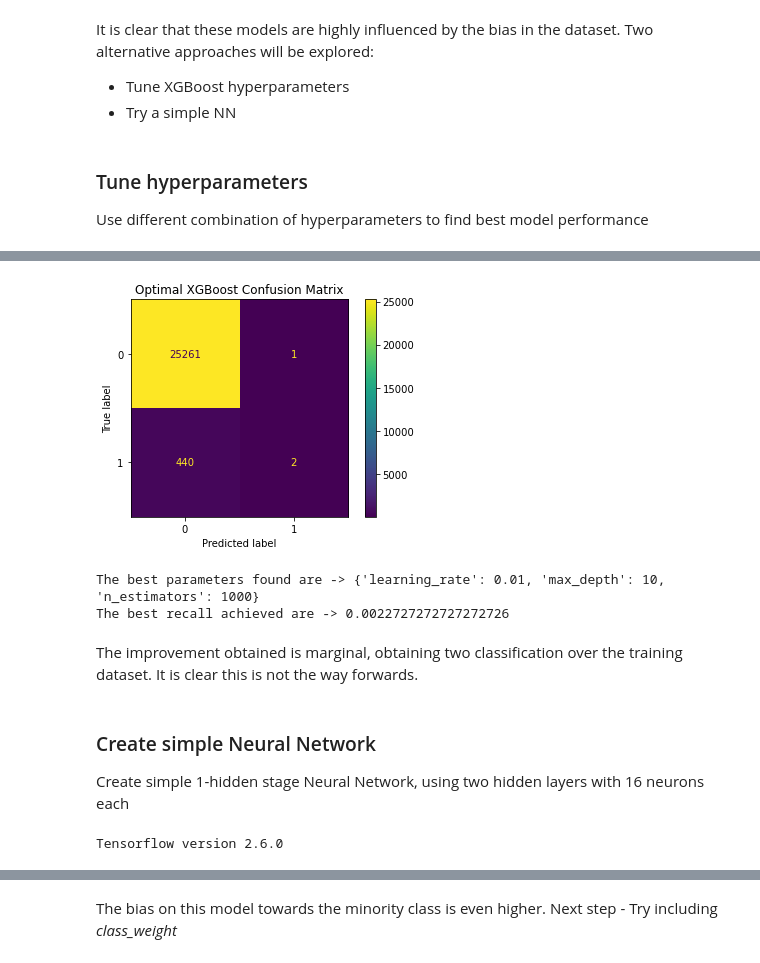
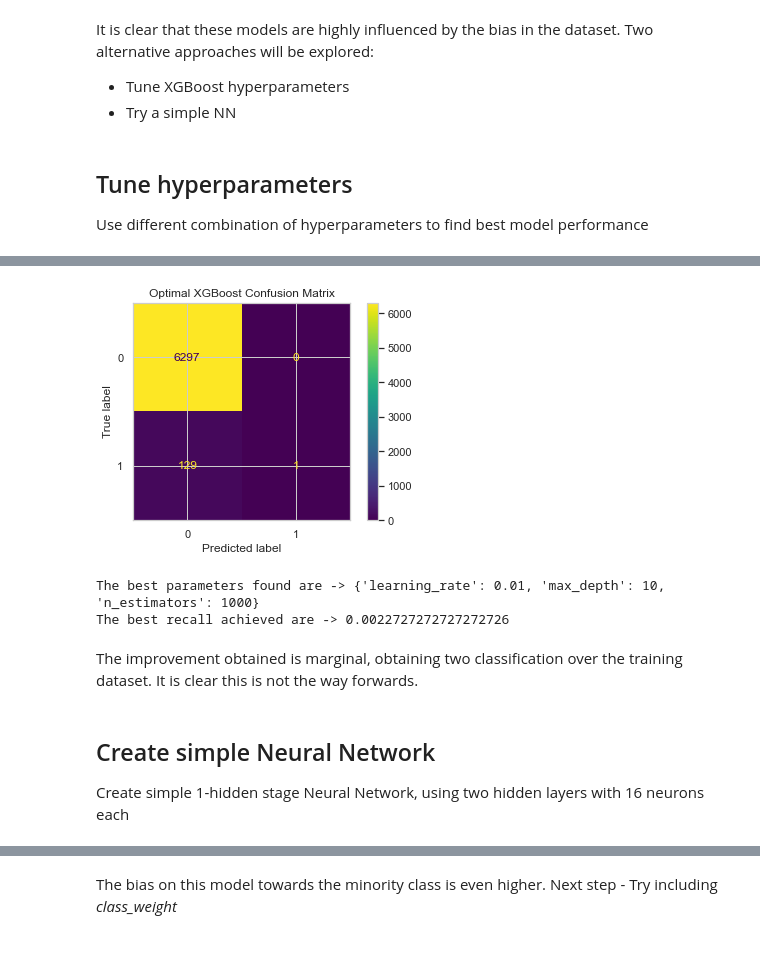
Before and after one commit to mcachosoblechero/MelanomaDetection, a Jupyter notebook: Explore/2. Model Development.ipynb, the cells around one changed output, grey strips where cells are left out. Drawn from its saved outputs; the diff is of its cells as text; code cells hidden in the pictures.

Commit message:
Complete Model Development

```diff
--- a/Explore/2. Model Development.ipynb
+++ b/Explore/2. Model Development.ipynb
@@ -230,7 +264,7 @@ Two alternative approaches will be explored:
 - Tune XGBoost hyperparameters
 - Try a simple NN
 # %% [markdown]
-### Tune hyperparameters
+## Tune hyperparameters
 
 Use different combination of hyperparameters to find best model performance
 # %%
@@ -267,35 +301,25 @@ GridSearchCV(estimator=XGBClassifier(base_score=None, booster=None,
                          'n_estimators': [10, 100, 1000]},
              scoring='recall', verbose=1)
 # %%
-y_pred = Grid_CV.predict(X_train)
-cm = confusion_matrix(y_train, y_pred)
+y_pred = Grid_CV.predict(X_test)
+cm = confusion_matrix(y_test, y_pred)
 disp = ConfusionMatrixDisplay(cm)
 disp.plot()
 plt.title("Optimal XGBoost Confusion Matrix")
 plt.show()
 
 
 print("The best parameters found are -> " + str(Grid_CV.best_params_))
 print("The best recall achieved are -> " + str(Grid_CV.best_score_))
 # %% [output]
-[figure, old version]
+[figure, new version]
 The best parameters found are -> {'learning_rate': 0.01, 'max_depth': 10, 'n_estimators': 1000}
 The best recall achieved are -> 0.0022727272727272726
 # %% [markdown]
 The improvement obtained is marginal, obtaining two classification over the training dataset.
 It is clear this is not the way forwards.
 # %% [markdown]
-### Create simple Neural Network
+## Create simple Neural Network
 
 Create simple 1-hidden stage Neural Network, using two hidden layers with 16 neurons each
-# %%
-import tensorflow as tf
-from tensorflow import keras
-from keras.models import Sequential
-from keras.layers import Dense
-from keras.callbacks import EarlyStopping
-
-print("Tensorflow version " + str(tf.__version__))
-# %% [output]
-Tensorflow version 2.6.0
 # %%
```
Also changed, not shown: parts of 71 cells of this notebook, 1 other file.
